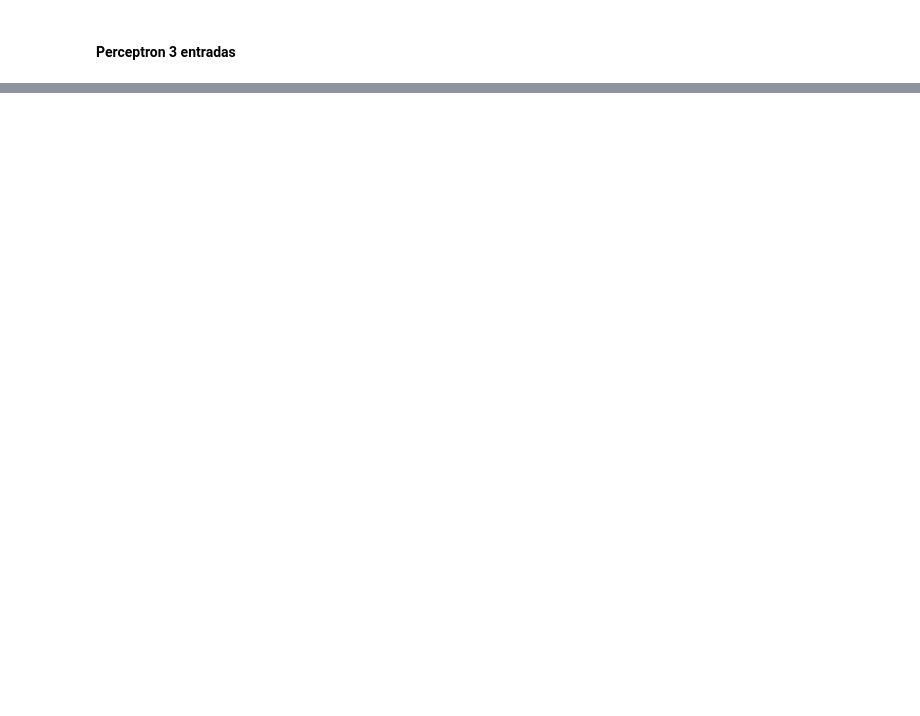
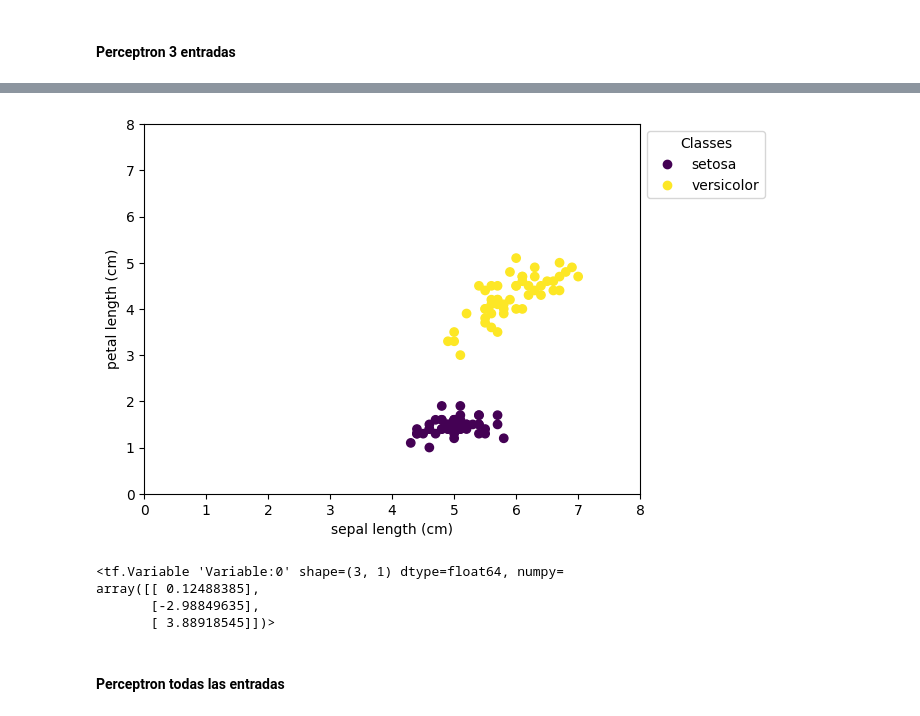
Before and after one commit to Cachaza/IA_LAB02_MLP, a Jupyter notebook: L2P1-Perceptron.ipynb, the cells around one changed output, grey strips where cells are left out. Drawn from its saved outputs; the diff is of its cells as text; code cells hidden in the pictures; blank space fills up the shorter version.

```diff
--- a/L2P1-Perceptron.ipynb
+++ b/L2P1-Perceptron.ipynb
@@ -338,2 +341,22 @@ plt.show()
 # %% [markdown]
 #### Perceptron 3 entradas
+# %%
+pesosIniciales3 = tf.Variable(
+        tf.random.normal([3, 1], dtype=tf.double))
+
+iris_entrenamiento = tf.Variable(iris_trainAll.iloc[:, [0,1, 2, 4]].values)
+iris_test = tf.Variable(iris_testAll.iloc[:, [0,1, 2, 4]].values)
+# %%
+datos_entrenamiento = iris_entrenamiento[:, :-1]
+target_entrenamiento = iris_entrenamiento[:, -1]
+epochs = 300
+
+datos_test = iris_test[:, :-1]
+indices_test = iris_test[:, -1]
+
+# Lista de learning rates
+learning_rates = [0.01, 0.05, 0.1, 0.5, 1.0]
+
+learning_rate = 0.5
+perceptron = Perceptron(Step(umbral), pesosIniciales3)
+perceptron.fit(datos_entrenamiento, target_entrenamiento, epochs, learning_rate=learning_rate)
@@ -339,0 +407,26 @@ plt.show()
+# %%
+b = perceptron.bias
+w = perceptron.weights
+_, ax = plt.subplots()
+scatter = ax.scatter(iris_shuffleados.iloc[:, 0], iris_shuffleados.iloc[:, 2], c=iris_shuffleados.iloc[:, 4])
+ax.set(xlabel=iris.feature_names[0], ylabel=iris.feature_names[2])
+_ = ax.legend(
+    scatter.legend_elements()[0], iris.target_names, loc="upper left", title="Classes", bbox_to_anchor=(1, 1)
+)
+plt.xlim(0, 8)
+plt.ylim(0, 8)
+x = np.linspace(0, 8, 100)
+y = (-b - w[0] * x) / w[1]
+plt.plot(x, y, '-r')
+plt.show()
+# %% [output]
+[figure, added]
+# %%
+perceptron.weights
+# %% [output]
+<tf.Variable 'Variable:0' shape=(3, 1) dtype=float64, numpy=
+array([[ 0.12488385],
+       [-2.98849635],
+       [ 3.88918545]])>
+# %% [markdown]
+#### Perceptron todas las entradas
```
Also changed, not shown: parts of 12 cells of this notebook.
